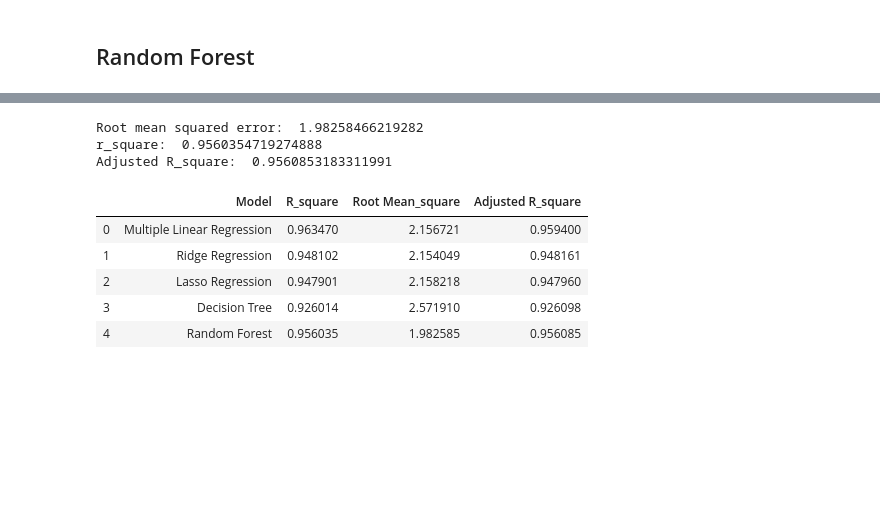
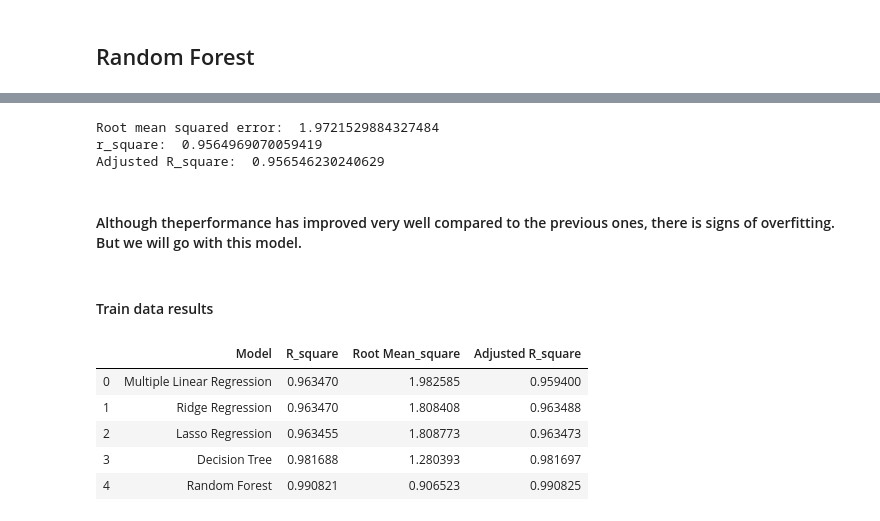
Before and after one commit to rnair7163/Statistical-Analysis-of-factors-influencing-life-expectancy, a Jupyter notebook: EDA+Modelling.ipynb, the cells around one changed output, grey strips where cells are left out. Saved outputs shown, nothing was run; the diff lists cells and outputs as text; code cells hidden in the pictures; blank space fills up the shorter version.

```diff
--- a/EDA+Modelling.ipynb
+++ b/EDA+Modelling.ipynb
@@ -528,0 +588,8 @@ len(X_test.columns)
+# %%
+rmse = mean_squared_error(y_train, dtr_predict_train)**(0.5)
+print('Root mean squared error: ',rmse )
+r_2 = r2_score(y_train, dtr_predict_train)
+print('r_square: ',r_2)
+adj_r2 = 1-(1-r_2)*((len(X_train)-1)/(len(X_train-len(X_train.columns)-1)))
+print("Adjusted R_square: ", adj_r2)
+score_train.append({"Model": "Decision Tree", "R_square": r_2, "Root Mean_square": rmse, "Adjusted R_square": adj_r2})
@@ -550,0 +628,8 @@ Adjusted R_square:  0.9260977261668869
+# %%
+rmse = mean_squared_error(y_train, rfr_predict_train)**(0.5)
+print('Root mean squared error: ',rmse )
+r_2 = r2_score(y_train, rfr_predict_train)
+print('r_square: ',r_2)
+adj_r2 = 1-(1-r_2)*((len(X_train)-1)/(len(X_train-len(X_train.columns)-1)))
+print("Adjusted R_square: ", adj_r2)
+score_train.append({"Model": "Random Forest", "R_square": r_2, "Root Mean_square": rmse, "Adjusted R_square": adj_r2})
@@ -551,18 +642,12 @@ Adjusted R_square:  0.9260977261668869
 # %%
-parameters = {'n_estimators': (20, 40, 60, 80 , 100), 'min_samples_split':(5, 10, 15, 20, 25, 30, 35), 'min_samples_leaf':(2, 6, 10, 14, 18, 22, 26, 30),
-             'max_features': ('auto', 'sqrt', 'log2')}
-rfr = RandomForestRegressor()
-rf_reg = GridSearchCV(rfr, parameters)
-rf_reg.fit(X_train , y_train)
-rfr_predict = rf_reg.predict(X_test)
-rmse = mean_squared_error(y_test, rfr_predict)**(0.5)
+rmse = mean_squared_error(y_test, rfr_predict_test)**(0.5)
 print('Root mean squared error: ',rmse )
-r_2 = r2_score(y_test, rfr_predict)
+r_2 = r2_score(y_test, rfr_predict_test)
 print('r_square: ',r_2)
 adj_r2 = 1-(1-r_2)*((len(X_test)-1)/(len(X_test-len(X_test.columns)-1)))
 print("Adjusted R_square: ", adj_r2)
-scores.append({"Model": "Random Forest", "R_square": r_2, "Root Mean_square": rmse, "Adjusted R_square": adj_r2})
+score_test.append({"Model": "Random Forest", "R_square": r_2, "Root Mean_square": rmse, "Adjusted R_square": adj_r2})
 # %% [output]
-Root mean squared error:  1.98258466219282
-r_square:  0.9560354719274888
-Adjusted R_square:  0.9560853183311991
+Root mean squared error:  1.9721529884327484
+r_square:  0.9564969070059419
+Adjusted R_square:  0.956546230240629
@@ -571,9 +654,2 @@ Result_df = pd.DataFrame(scores)
-# %%
-Result_df
-# %% [output]
-|  | Model | R_square | Root Mean_square | Adjusted R_square |
-| 0 | Multiple Linear Regression | 0.963470 | 2.156721 | 0.959400 |
-| 1 | Ridge Regression | 0.948102 | 2.154049 | 0.948161 |
-| 2 | Lasso Regression | 0.947901 | 2.158218 | 0.947960 |
-| 3 | Decision Tree | 0.926014 | 2.571910 | 0.926098 |
-| 4 | Random Forest | 0.956035 | 1.982585 | 0.956085 |
+# %% [markdown]
+#### Although theperformance has improved very well compared to the previous ones, there is signs of overfitting. But we will go with this model.
@@ -579,0 +659,11 @@ Result_df
+# %% [markdown]
+#### Train data results
+# %%
+Result_train_df
+# %% [output]
+|  | Model | R_square | Root Mean_square | Adjusted R_square |
+| 0 | Multiple Linear Regression | 0.963470 | 1.982585 | 0.959400 |
+| 1 | Ridge Regression | 0.963470 | 1.808408 | 0.963488 |
+| 2 | Lasso Regression | 0.963455 | 1.808773 | 0.963473 |
+| 3 | Decision Tree | 0.981688 | 1.280393 | 0.981697 |
+| 4 | Random Forest | 0.990821 | 0.906523 | 0.990825 |
```
Also changed, not shown: parts of 50 cells of this notebook.
